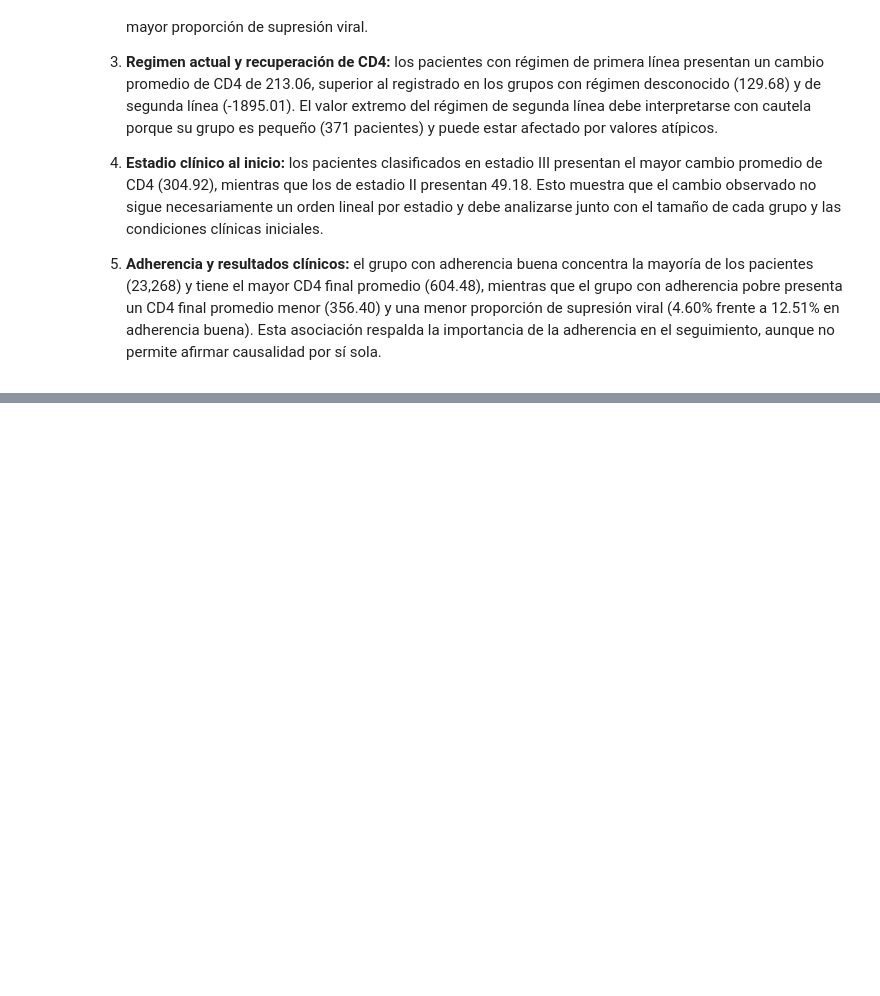
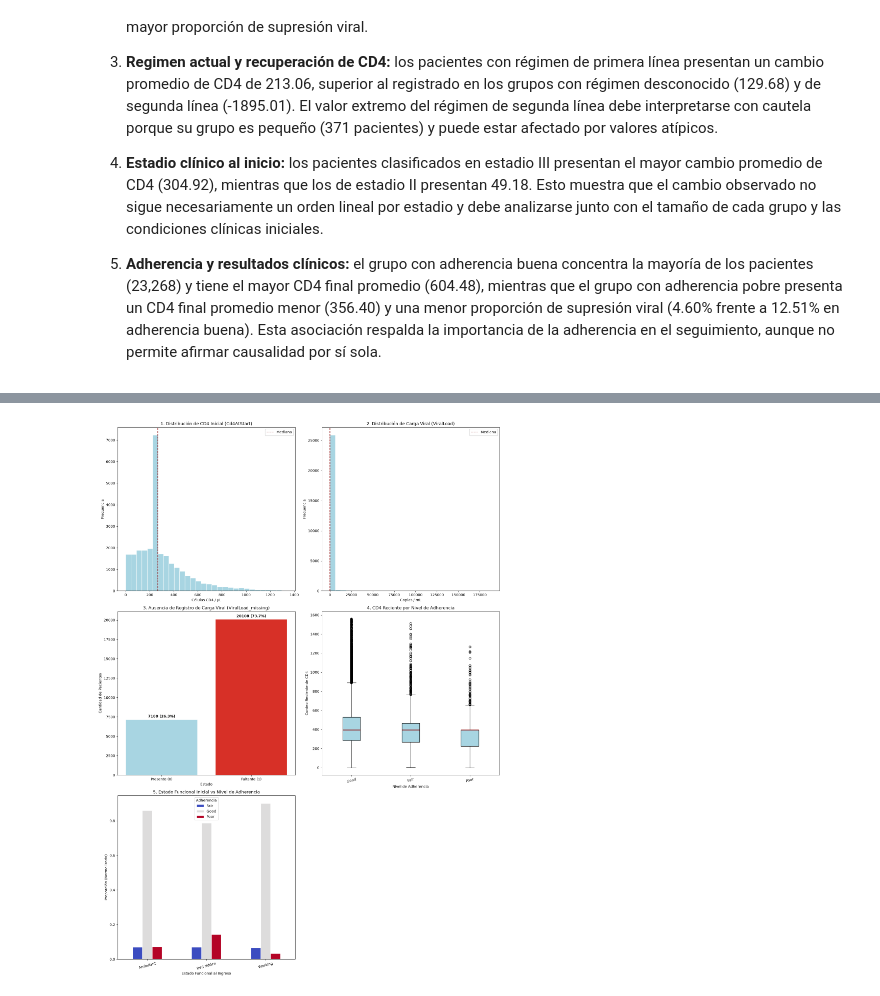
Before and after one commit to J-Matiz/Proyecto-VIH-Dataset, a Jupyter notebook: cuadernos/exploracion_matiz.ipynb, the cells around one changed output, grey strips where cells are left out. Saved outputs shown, nothing was run; the diff lists cells and outputs as text; code cells hidden in the pictures; blank space fills up the shorter version.

Commit message:
Item 9: Conclusiones Finales

```diff
--- a/cuadernos/exploracion_matiz.ipynb
+++ b/cuadernos/exploracion_matiz.ipynb
@@ -883,3 +932,101 @@ display(resumen_adherencia)
 4. **Estadio clínico al inicio:** los pacientes clasificados en estadio III presentan el mayor cambio promedio de CD4 (304.92), mientras que los de estadio II presentan 49.18. Esto muestra que el cambio observado no sigue necesariamente un orden lineal por estadio y debe analizarse junto con el tamaño de cada grupo y las condiciones clínicas iniciales.
 
 5. **Adherencia y resultados clínicos:** el grupo con adherencia buena concentra la mayoría de los pacientes (23,268) y tiene el mayor CD4 final promedio (604.48), mientras que el grupo con adherencia pobre presenta un CD4 final promedio menor (356.40) y una menor proporción de supresión viral (4.60% frente a 12.51% en adherencia buena). Esta asociación respalda la importancia de la adherencia en el seguimiento, aunque no permite afirmar causalidad por sí sola.
+# %%
+# Redefinimos las variables numéricas tras la limpieza
+
+# para asegurarnos de trabajar únicamente con las columnas existentes en el dataset limpio
+
+
+
+variables_numericas = df.select_dtypes(include=[np.number]).columns.tolist()
+
+print(f'Variables numéricas tras limpieza: {variables_numericas}')
+# Configuramos una figura de cuadrícula para los 5 gráficos seleccionados
+fig = plt.figure(figsize=(16, 22))
+
+
+# GRÁFICO 1: Histograma de CD4 Inicial (Recortado al percentil 99)
+
+plt.subplot(3, 2, 1)
+datos_cd4 = df['Cd4AtStart'].dropna()
+limite_cd4 = datos_cd4.quantile(0.99)
+datos_cd4_clip = datos_cd4[datos_cd4 <= limite_cd4]
+
+plt.hist(datos_cd4_clip, bins=30, color='#a8d5e2', edgecolor='white')
+plt.axvline(datos_cd4_clip.median(), color='darkred', linestyle='--', linewidth=1.5, label='Mediana')
+plt.title('1. Distribución de CD4 Inicial (Cd4AtStart)', fontsize=12)
+plt.xlabel('Células CD4 / µL')
+plt.ylabel('Frecuencia')
+plt.legend()
+
+
+# GRÁFICO 2: Histograma de Carga Viral (Recortada al percentil 99)
+
+plt.subplot(3, 2, 2)
+datos_vl = df['ViralLoad'].dropna()
+limite_vl = datos_vl.quantile(0.99)
+datos_vl_clip = datos_vl[datos_vl <= limite_vl]
+
+plt.hist(datos_vl_clip, bins=30, color='#a8d5e2', edgecolor='white')
+plt.axvline(datos_vl_clip.median(), color='darkred', linestyle='--', linewidth=1.5, label='Mediana')
+plt.title('2. Distribución de Carga Viral (ViralLoad)', fontsize=12)
+plt.xlabel('Copias / mL')
+plt.ylabel('Frecuencia')
+plt.legend()
+
+
+# GRÁFICO 3: Pérdida de datos en Carga Viral (Missingness Flag)
+
+plt.subplot(3, 2, 3)
+conteo_vl_miss = df['ViralLoad_missing'].value_counts().sort_index()
+plt.bar(['Presente (0)', 'Faltante (1)'], conteo_vl_miss.values, color=['#a8d5e2', '#d73027'], edgecolor='white')
+plt.title('3. Ausencia de Registro de Carga Viral (ViralLoad_missing)', fontsize=12)
+plt.xlabel('Estado')
+plt.ylabel('Cantidad de Pacientes')
+for k, v in enumerate(conteo_vl_miss.values):
+    plt.text(k, v + 250, f"{v} ({v/len(df)*100:.1f}%)", ha='center', fontsize=10, fontweight='bold')
+
+
+# GRÁFICO 4: Boxplot de CD4 Reciente por Nivel de Adherencia
+
+plt.subplot(3, 2, 4)
+niveles_adh = df['ArvAdherenceLatestLevel'].dropna().unique()
+limite_cd4_rec = df['MostRecentCd4Count'].quantile(0.99)
+df_clip_cd4_rec = df[df['MostRecentCd4Count'] <= limite_cd4_rec]
+
+grupos_cd4_rec = [
+    df_clip_cd4_rec[df_clip_cd4_rec['ArvAdherenceLatestLevel'] == nivel]['MostRecentCd4Count'].dropna()
+    for nivel in niveles_adh
+]
+
+plt.boxplot(grupos_cd4_rec, tick_labels=niveles_adh, patch_artist=True,
+            boxprops=dict(facecolor='#a8d5e2'), medianprops=dict(color='darkred', linewidth=2))
+plt.title('4. CD4 Reciente por Nivel de Adherencia', fontsize=12)
+plt.xlabel('Nivel de Adherencia')
+plt.ylabel('Conteo Reciente de CD4')
+plt.xticks(rotation=15)
+
+
+# GRÁFICO 5: Relación Estado Funcional Inicial vs Adherencia
+
+plt.subplot(3, 2, 5)
+tabla_cruce = pd.crosstab(df['FunctionalStatusAtStart'], df['ArvAdherenceLatestLevel'], normalize='index')
+tabla_cruce.plot(kind='bar', ax=plt.gca(), colormap='coolwarm', edgecolor='white')
+plt.title('5. Estado Funcional Inicial vs Nivel de Adherencia', fontsize=12)
+plt.xlabel('Estado Funcional al Ingreso')
+plt.ylabel('Proporción (Normalizado)')
+plt.xticks(rotation=15)
+plt.legend(title='Adherencia', loc='best')
+
+plt.tight_layout()
+plt.show()
+
+# Conclusiones impresas dinámicamente con valores reales
+print("CONCLUSIONES CLÍNICAS Y OPERATIVAS CLAVE:")
+print(f"1. CD4 Inicial: La mitad de los pacientes inicia el tratamiento con menos de {datos_cd4.median():.0f} CD4 células/µL, lo que evidencia un preocupante ingreso tardío al sistema de salud.")
+print(f"2. Carga Viral Activa: La mediana de carga viral es {datos_vl.median():.0f} copias/mL, confirmando que la mayoría de los pacientes en control regular logran una adecuada supresión virológica.")
+print(f"3. Brecha de Monitoreo: Un {conteo_vl_miss[1]/len(df)*100:.1f}% de los pacientes ({conteo_vl_miss[1]} en total) carece de una prueba reciente de Carga Viral, revelando un problema prioritario en el seguimiento.")
+print(f"4. Respuesta Inmunológica: El gráfico de CD4 Reciente confirma visualmente que quienes mantienen una adherencia 'Good' gozan de una mejor recuperación de defensas que los pacientes de nivel 'Poor'.")
+print(f"5. Barrera Física de Adherencia: Los pacientes que iniciaron postrados en cama ('Bed ridden') muestran proporciones críticamente mayores de adherencia deficiente en comparación con quienes ingresaron activos.")
+# %% [output]
@@ -885,0 +1034 @@ display(resumen_adherencia)
+[figure, added]
```
Also changed, not shown: parts of 4 cells of this notebook, 1 other file.
